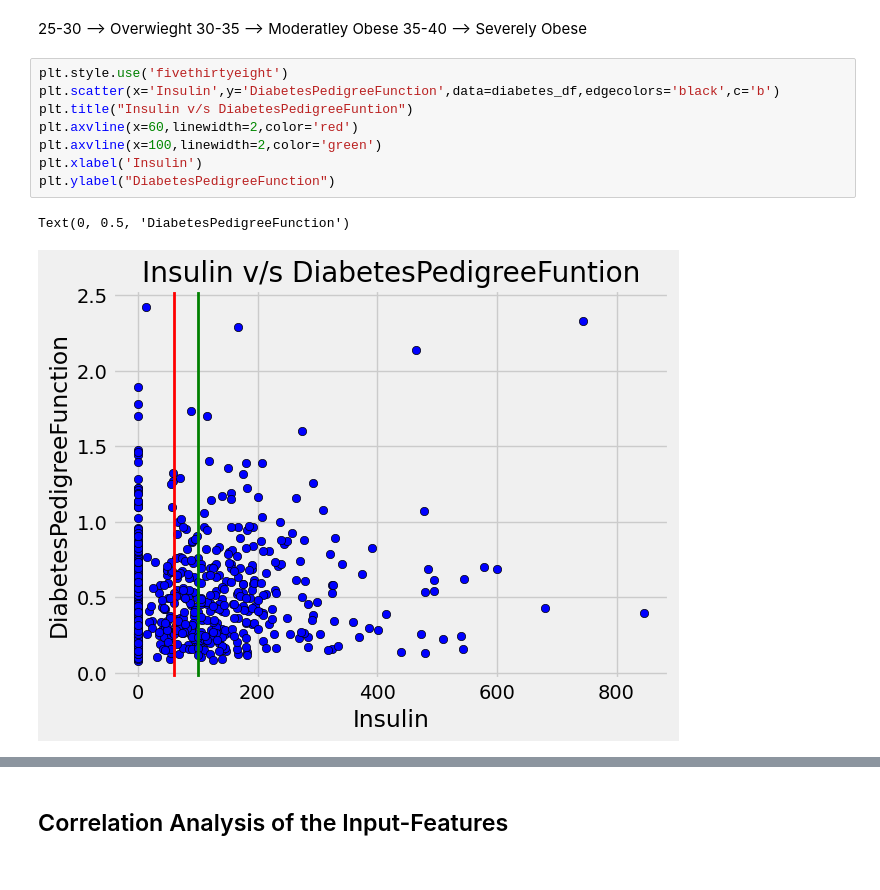
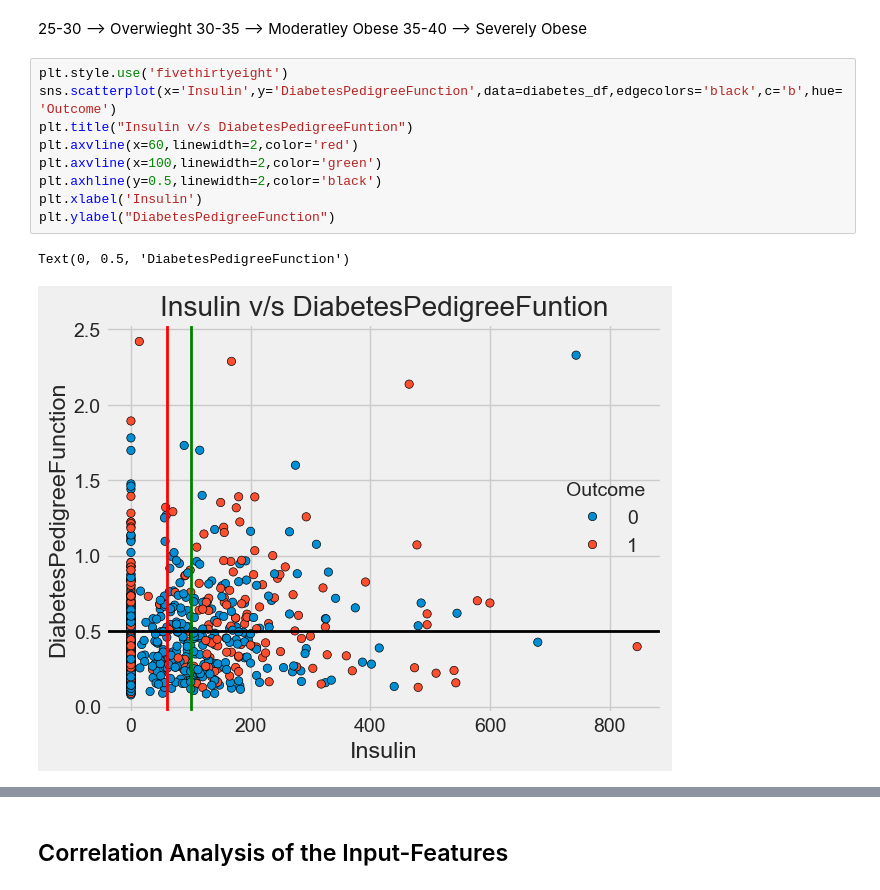
Before and after one commit to SianRods/Data-Science-ML, a Jupyter notebook: Diabetes_Data_Set/notebooks/d1.ipynb, the cells around one changed output, grey strips where cells are left out. Saved outputs shown, nothing was run; the diff lists cells and outputs as text.

```diff
--- a/Diabetes_Data_Set/notebooks/d1.ipynb
+++ b/Diabetes_Data_Set/notebooks/d1.ipynb
@@ -111,15 +147,16 @@ fig.show()
 35-40 --> Severely Obese
 # %%
 plt.style.use('fivethirtyeight')
-plt.scatter(x='Insulin',y='DiabetesPedigreeFunction',data=diabetes_df,edgecolors='black',c='b')
+sns.scatterplot(x='Insulin',y='DiabetesPedigreeFunction',data=diabetes_df,edgecolors='black',c='b',hue='Outcome')
 plt.title("Insulin v/s DiabetesPedigreeFuntion")
 plt.axvline(x=60,linewidth=2,color='red')
 plt.axvline(x=100,linewidth=2,color='green')
+plt.axhline(y=0.5,linewidth=2,color='black')
 plt.xlabel('Insulin')
 plt.ylabel("DiabetesPedigreeFunction")
 # %% [output]
 Text(0, 0.5, 'DiabetesPedigreeFunction')
-[figure, old version]
+[figure, new version]
 # %%
 plt.xlabel("Age Range")
 plt.ylabel("No. of Women")
```
Also changed, not shown: parts of 31 cells of this notebook, 1 other file.
